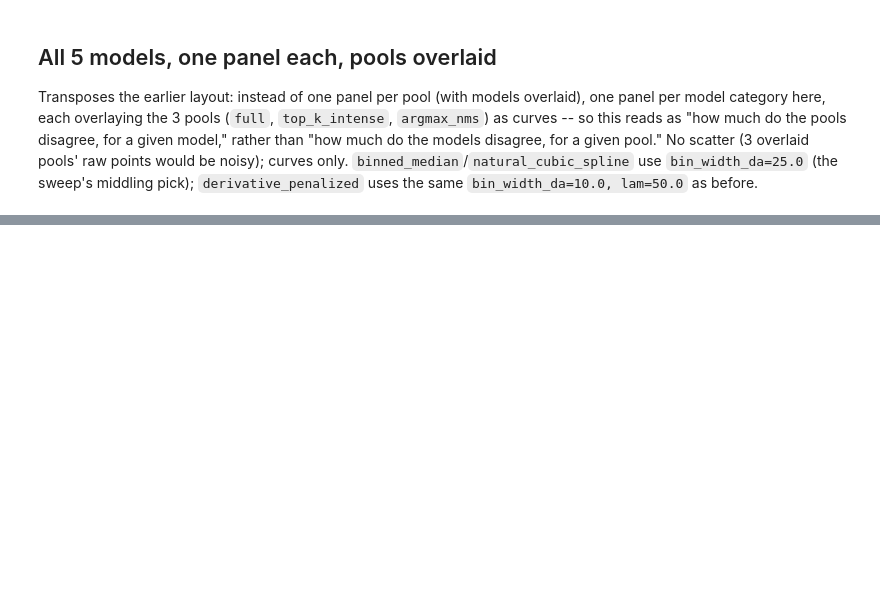
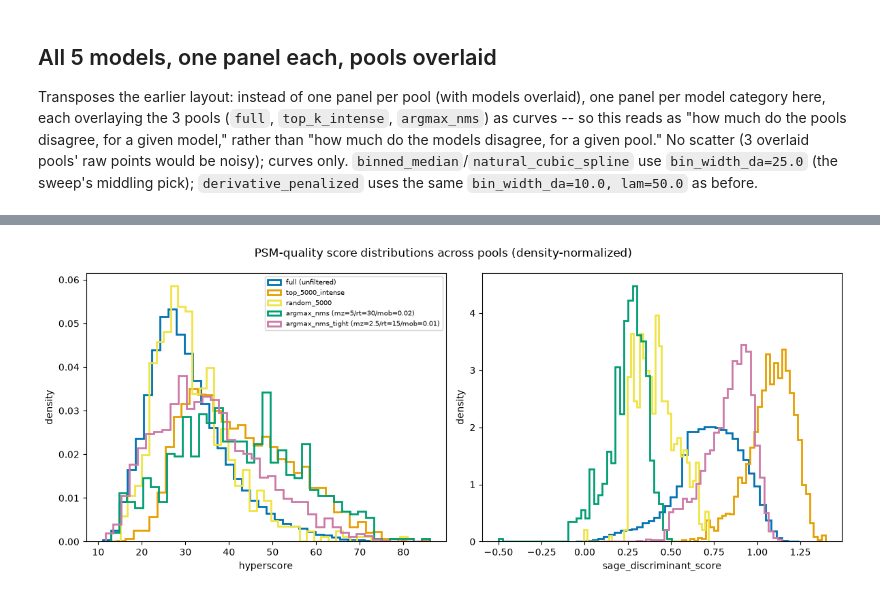
Before and after one commit to MatteoLacki/searchops, a Jupyter notebook: __dev/recalibration_model_comparison.ipynb, the cells around one changed output, grey strips where cells are left out. Cells and saved outputs as stored; diff of their text form; code cells hidden in the pictures; blank space fills up the shorter version.

```diff
--- a/__dev/recalibration_model_comparison.ipynb
+++ b/__dev/recalibration_model_comparison.ipynb
@@ -463,0 +608,15 @@ plt.show()
+# %%
+SCORE_COLS = ["hyperscore", "sage_discriminant_score"]
+
+score_summary = pd.DataFrame({
+    panel: {
+        "n_confident_psms": len(dfs[panel]),
+        "hyperscore_median": dfs[panel]["hyperscore"].median(),
+        "hyperscore_p10": dfs[panel]["hyperscore"].quantile(0.10),
+        "sage_discriminant_score_median": dfs[panel]["sage_discriminant_score"].median(),
+        "sage_discriminant_score_p10": dfs[panel]["sage_discriminant_score"].quantile(0.10),
+        "precursor_ppm_mad": (dfs[panel]["precursor_ppm"] - dfs[panel]["precursor_ppm"].median()).abs().median(),
+    }
+    for panel in INTENSITY_SOURCES
+}).T
+score_summary
@@ -463,0 +630,19 @@ plt.show()
+# %%
+fig, axes = plt.subplots(1, 2, figsize=(12, 5))
+
+for ax, col in zip(axes, SCORE_COLS):
+    for panel in INTENSITY_SOURCES:
+        df = dfs[panel]
+        ax.hist(
+            df[col], bins=40, density=True, histtype="step",
+            color=POOL_COLORS[panel], linewidth=2, label=PANEL_LABELS[panel],
+        )
+    ax.set_xlabel(col)
+    ax.set_ylabel("density")
+
+axes[0].legend(fontsize=7, loc="best")
+fig.suptitle("PSM-quality score distributions across pools (density-normalized)")
+fig.tight_layout()
+plt.show()
+# %% [output]
+[figure, added]
```
Also changed, not shown: parts of 27 cells of this notebook, 3 other files.
